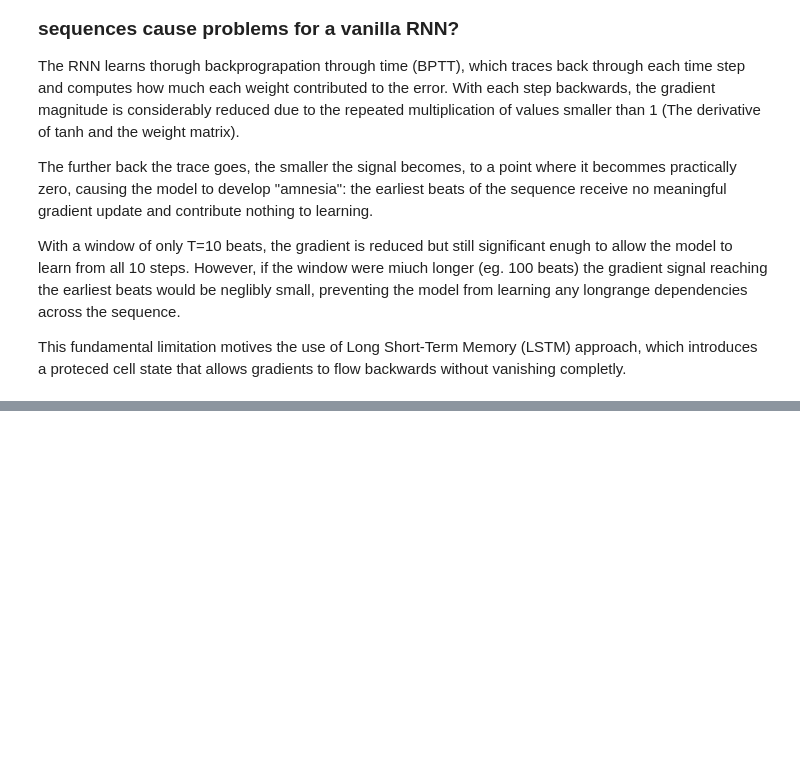
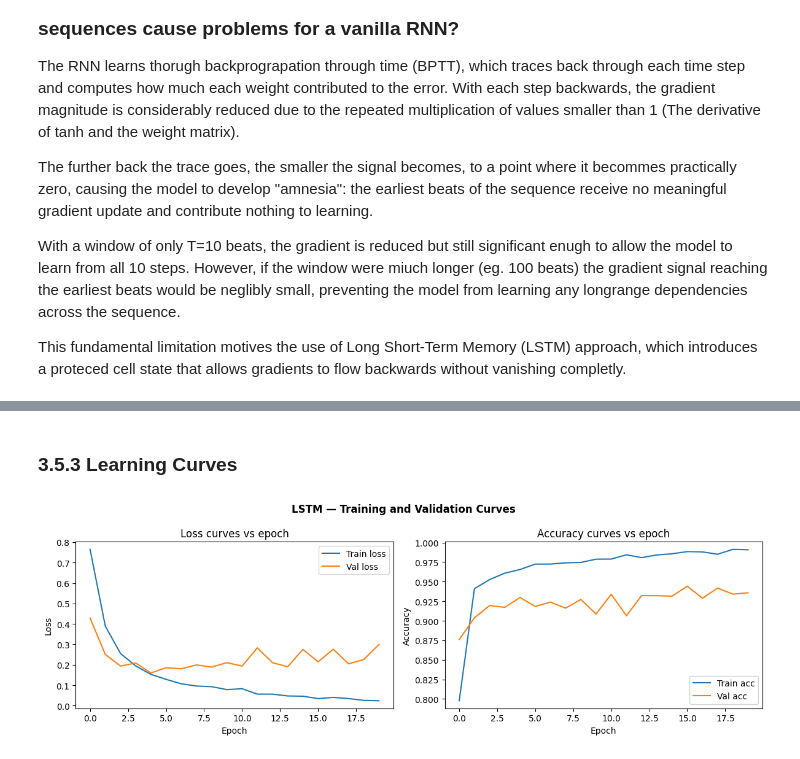
Before and after one commit to Datawithinigo/MACHINE_LEARNING, a Jupyter notebook: P3/jupyter_notebooks/Assignment3_corrected.ipynb, the cells around one changed output, grey strips where cells are left out. Saved outputs shown, nothing was run; the diff lists cells and outputs as text; code cells hidden in the pictures; blank space fills up the shorter version.

```diff
--- a/P3/jupyter_notebooks/Assignment3_corrected.ipynb
+++ b/P3/jupyter_notebooks/Assignment3_corrected.ipynb
@@ -1483,0 +1614,25 @@ This fundamental limitation motives the use of Long Short-Term Memory (LSTM) app
+# %% [markdown]
+### 3.5.3 Learning Curves
+# %%
+fig, axes = plt.subplots(1, 2, figsize=(12, 4))
+
+axes[0].plot(lstm_history['train_loss'], label='Train loss')
+axes[0].plot(lstm_history['val_loss'],   label='Val loss')
+axes[0].set_xlabel('Epoch')
+axes[0].set_ylabel('Loss')
+axes[0].set_title('Loss curves vs epoch')
+axes[0].legend()
+
+axes[1].plot(lstm_history['train_acc'], label='Train acc')
+axes[1].plot(lstm_history['val_acc'],   label='Val acc')
+axes[1].set_xlabel('Epoch')
+axes[1].set_ylabel('Accuracy')
+axes[1].set_title('Accuracy curves vs epoch')
+axes[1].legend()
+
+plt.suptitle('LSTM — Training and Validation Curves', fontweight='bold')
+plt.tight_layout()
+plt.savefig('task3_lstm_learning_curves.png', dpi=150, bbox_inches='tight')
+plt.show()
+# %% [output]
+[figure, added]
```
Also changed, not shown: parts of 19 cells of this notebook, 30 other files.
